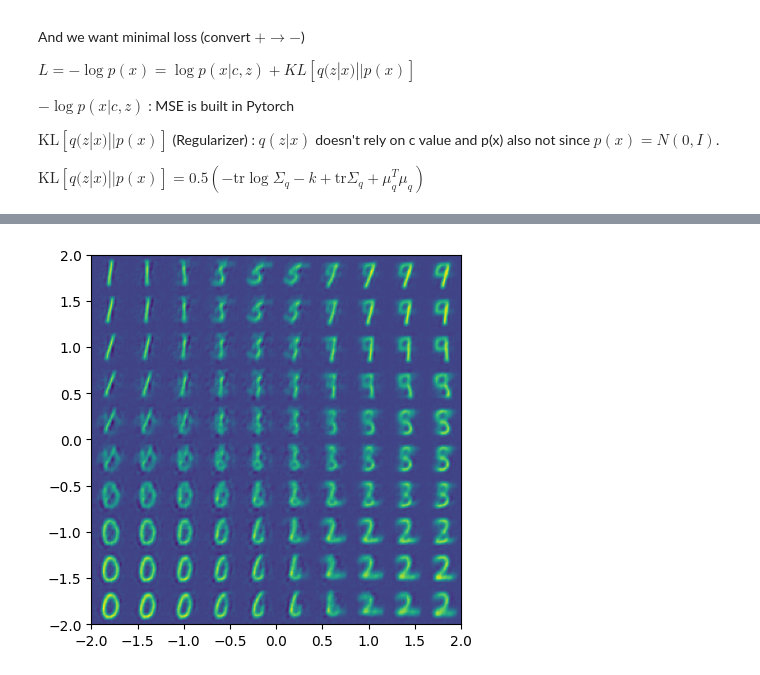
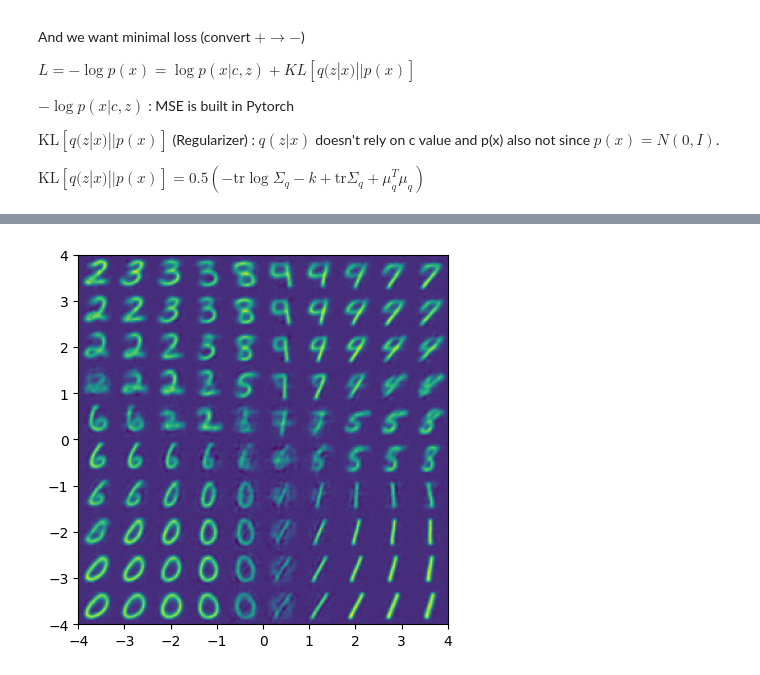
Before and after one commit to seungmindavid/Representational-Learning, a Jupyter notebook: VAE/SVAE_CNN.ipynb, the cells around one changed output, grey strips where cells are left out. Drawn from its saved outputs; the diff is of its cells as text; code cells hidden in the pictures.

```diff
--- a/VAE/SVAE_CNN.ipynb
+++ b/VAE/SVAE_CNN.ipynb
@@ -133,13 +135,13 @@ $
 \text{KL}[q(z|x)||p(x)] = 0.5 (-\text{tr}\log \Sigma_q - k + \text{tr}\Sigma_q + \mu_q^T \mu_q)
 $
 # %%
-def KL_div_N01(z_mu, z_log_sigma_sq):
+def KL_divergence(z_mu, z_log_sigma_sq):
   term_1 = z_log_sigma_sq.sum(axis=1) # trace log Sigma q
   term_2 = z_log_sigma_sq.exp().sum(axis=1) # trace Sigma q
   term_3 = (z_mu*z_mu).sum(axis=1) # this is mu_q squared and summed
   return 0.5*(-term_1 + term_2 + term_3 - z_mu.shape[1]).mean()
 
-def kl_divergence(mu, logvar):
+def kl_divergence_2(mu, logvar):
     kld_loss = -0.5 * torch.sum(1 + logvar - mu.pow(2) - logvar.exp())
     return kld_loss
 
@@ -263,34 +299,31 @@ plt.show()
 # %%
 import seaborn as sns
 from matplotlib import pyplot as plt
 
 %matplotlib inline
 
-def plot_reconstructed(model, ranges=((-2,2),(-2,2)), n_sample_points=10, image_dim=28):
+def plot_reconstructed(model, ranges=((-4,4),(-4,4)), n_sample_points=10, image_dim=28):
+  img = np.zeros((n_sample_points*image_dim, n_sample_points*image_dim))
 
-    img = np.zeros((n_sample_points*image_dim, n_sample_points*image_dim))
+  for i, y in enumerate(np.linspace(*ranges[0], n_sample_points)):
+    for j, x in enumerate(np.linspace(*ranges[1], n_sample_points)):
+      z = torch.Tensor([[x, y]])
+      z = z.to(device)
 
-    for i, y in enumerate(np.linspace(*ranges[0], n_sample_points)):
-        for j, x in enumerate(np.linspace(*ranges[1], n_sample_points)):
-            z = torch.Tensor([[x, y]])
-            z = z.to(device)
+      x_hat = model.vae.decode(z)
+      x_hat = x_hat.cpu().detach().numpy()
+      img[(n_sample_points-1-i)*image_dim:(n_sample_points-1-i+1)*image_dim, j*image_dim:(j+1)*image_dim] = x_hat
 
-            x_hat = model.vae.decode(z)
-            x_hat = x_hat.cpu().detach().numpy()
-            img[
-                (n_sample_points-1-i)*image_dim:(n_sample_points-1-i+1)*image_dim,
-                j*image_dim:(j+1)*image_dim] = x_hat
-
-    plt.imshow(img, extent=[*ranges[0], *ranges[1]])
+  plt.imshow(img, extent=[*ranges[0], *ranges[1]])
 
 
-model = SupervisedVAE(latent_dim, img_size, num_classes).to(device)
-model.load_state_dict(torch.load('supervised_vae.pth'))
-model.eval()
+# svae_model = SupervisedVAE(latent_dim, img_size, num_classes).to(device)
+# svae_model.load_state_dict(torch.load('supervised_vae.pth'))
+# svae_model.eval()
 
-plot_reconstructed(model)
+plot_reconstructed(svae_model)
 # %% [output]
-[figure, old version]
+[figure, new version]
 # %%
 import torch
 import matplotlib.pyplot as plt
```
Also changed, not shown: parts of 14 cells of this notebook.
